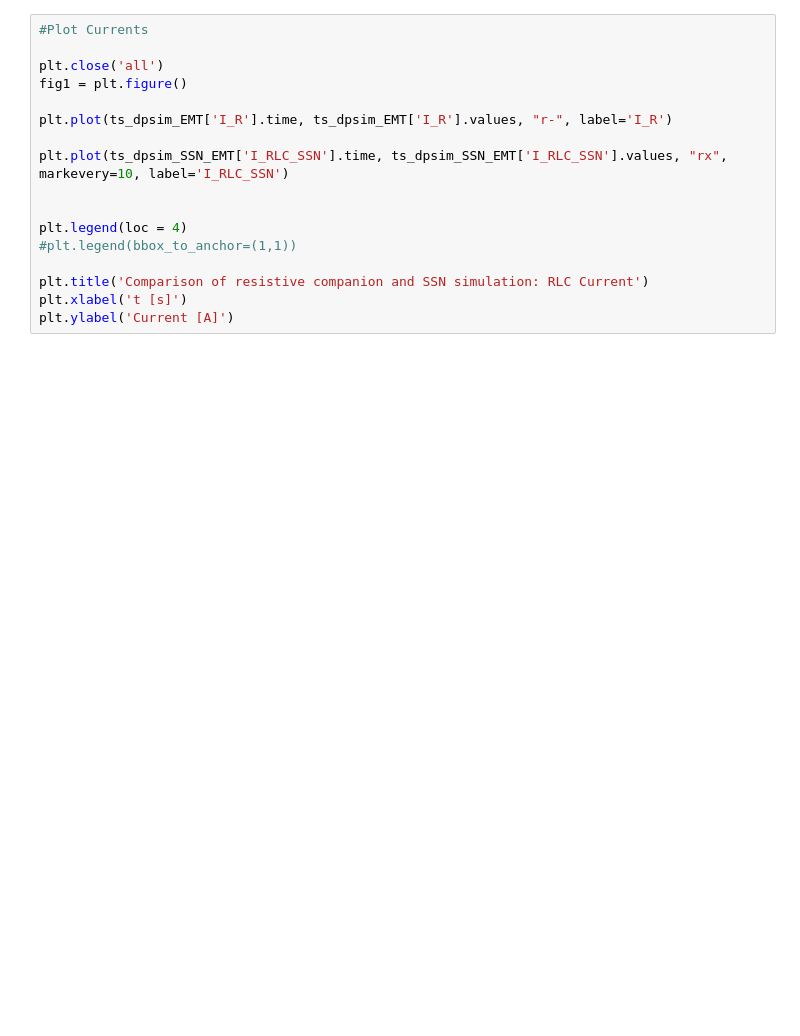
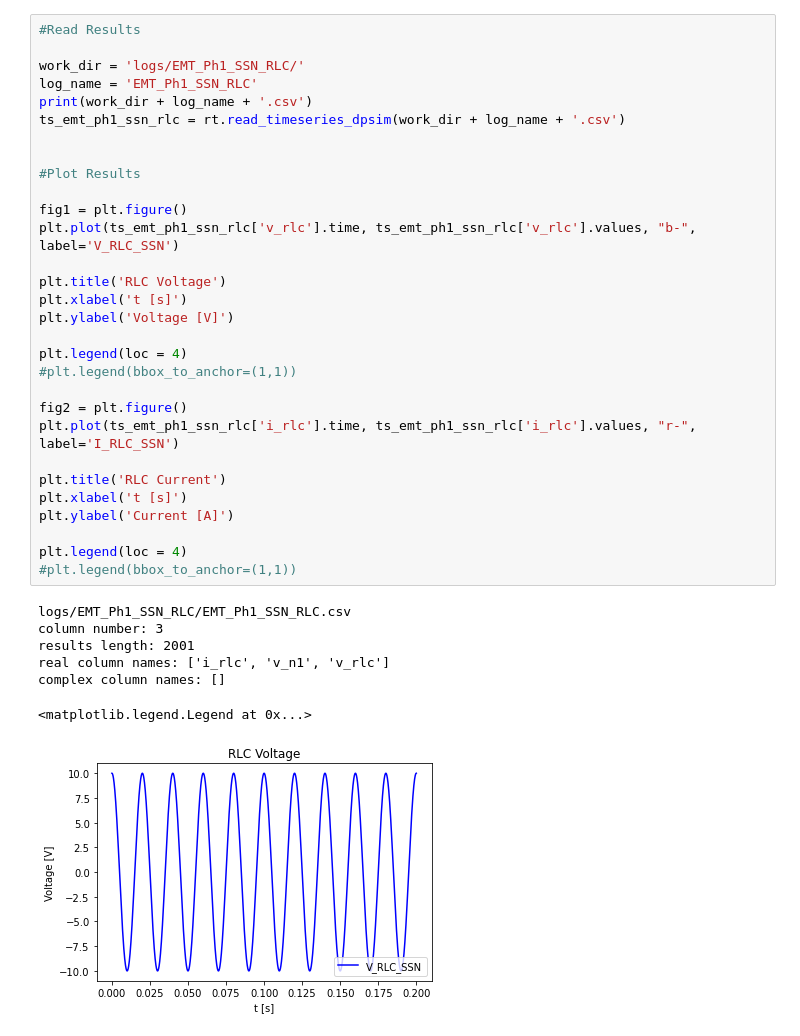
Before and after one commit to neolentsie/dpsim, a Jupyter notebook: examples/Notebooks/Circuits/EMT_Ph1_SSN_RLC.ipynb, the cells around one changed output. Cells and saved outputs as stored; diff of their text form; blank space fills up the shorter version.

Commit message:
Fixed and adjusted pybind notebook showcasing VC_SSN-RLC circuit simulation
Signed-off-by: Marvin Tollnitsch <marvin.tollnitsch@rwth-aachen.de>

```diff
--- a/examples/Notebooks/Circuits/EMT_Ph1_SSN_RLC.ipynb
+++ b/examples/Notebooks/Circuits/EMT_Ph1_SSN_RLC.ipynb
@@ -37,17 +59,38 @@ sim.start()
-# %%
-#Plot Currents
-
-plt.close('all')
-fig1 = plt.figure()
-
-plt.plot(ts_dpsim_EMT['I_R'].time, ts_dpsim_EMT['I_R'].values, "r-", label='I_R')
-
-plt.plot(ts_dpsim_SSN_EMT['I_RLC_SSN'].time, ts_dpsim_SSN_EMT['I_RLC_SSN'].values, "rx", markevery=10, label='I_RLC_SSN')
-
-
-plt.legend(loc = 4)
-#plt.legend(bbox_to_anchor=(1,1))
-
-plt.title('Comparison of resistive companion and SSN simulation: RLC Current')
-plt.xlabel('t [s]')
-plt.ylabel('Current [A]')
+# %%
+#Read Results
+
+work_dir = 'logs/EMT_Ph1_SSN_RLC/'
+log_name = 'EMT_Ph1_SSN_RLC'
+print(work_dir + log_name + '.csv')
+ts_emt_ph1_ssn_rlc = rt.read_timeseries_dpsim(work_dir + log_name + '.csv')
+
+
+#Plot Results
+
+fig1 = plt.figure()
+plt.plot(ts_emt_ph1_ssn_rlc['v_rlc'].time, ts_emt_ph1_ssn_rlc['v_rlc'].values, "b-", label='V_RLC_SSN')
+
+plt.title('RLC Voltage')
+plt.xlabel('t [s]')
+plt.ylabel('Voltage [V]')
+
+plt.legend(loc = 4)
+#plt.legend(bbox_to_anchor=(1,1))
+
+fig2 = plt.figure()
+plt.plot(ts_emt_ph1_ssn_rlc['i_rlc'].time, ts_emt_ph1_ssn_rlc['i_rlc'].values, "r-", label='I_RLC_SSN')
+
+plt.title('RLC Current')
+plt.xlabel('t [s]')
+plt.ylabel('Current [A]')
+
+plt.legend(loc = 4)
+#plt.legend(bbox_to_anchor=(1,1))
+# %% [output]
+logs/EMT_Ph1_SSN_RLC/EMT_Ph1_SSN_RLC.csv
+column number: 3
+results length: 2001
+real column names: ['i_rlc', 'v_n1', 'v_rlc']
+complex column names: []
+<matplotlib.legend.Legend at 0x...>
+[figure, added]
```
Also changed, not shown: parts of 2 cells of this notebook.
